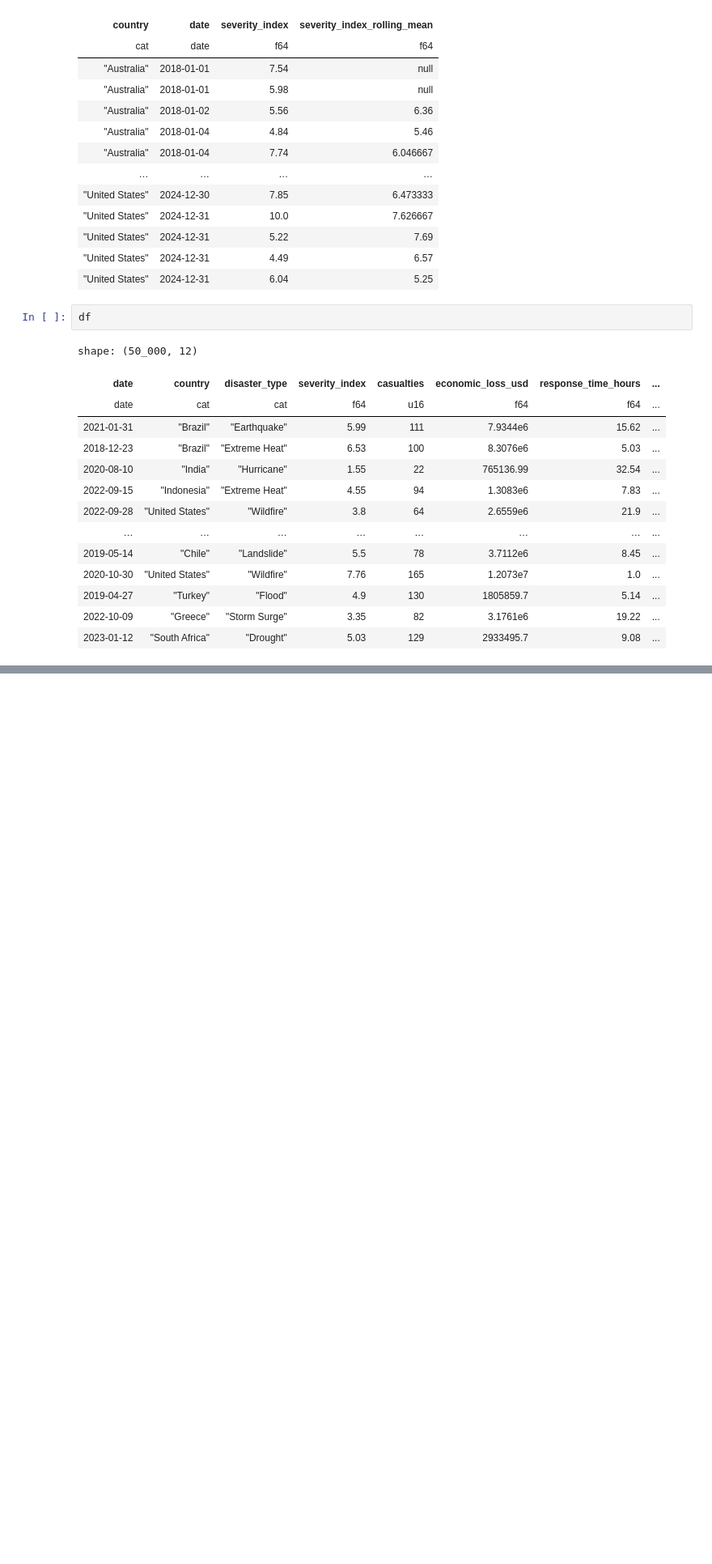
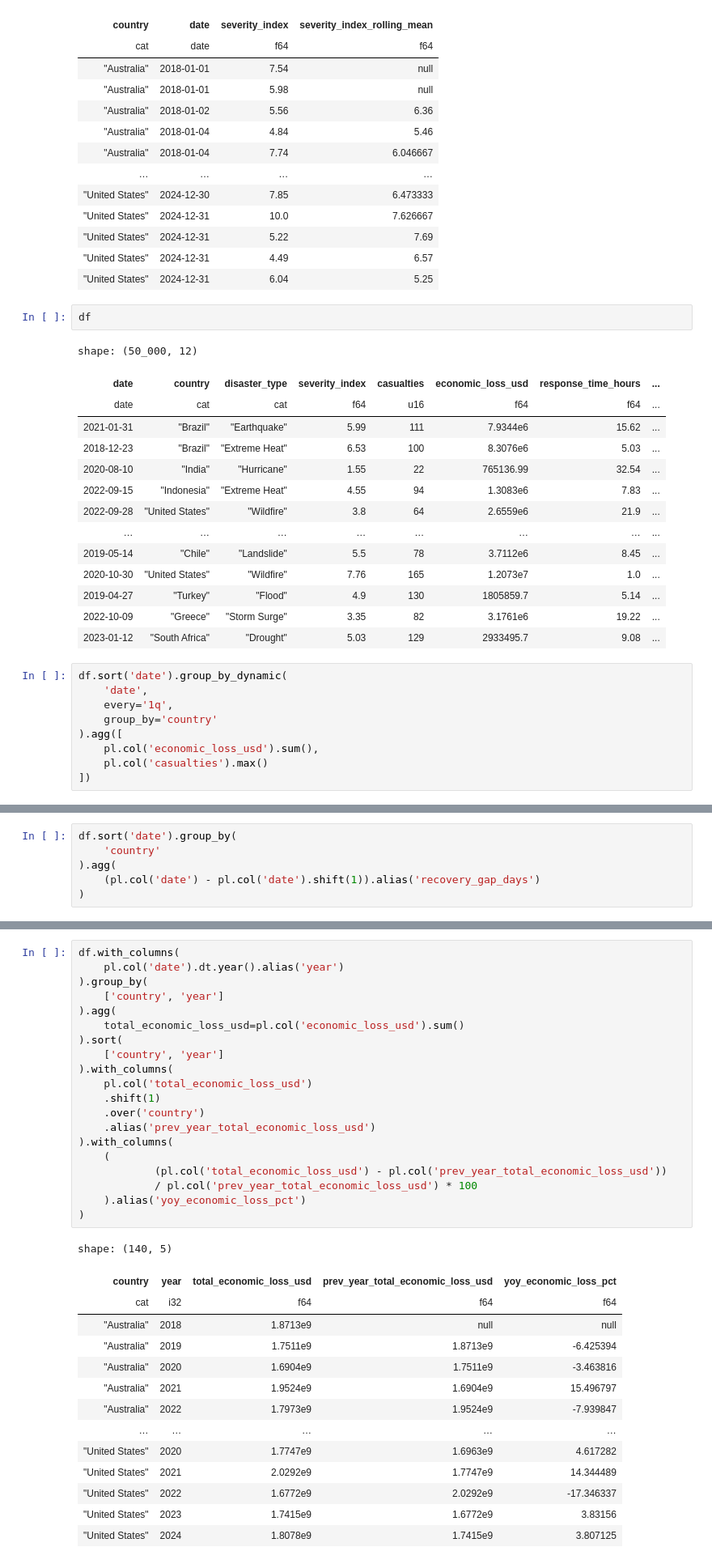
Before and after one commit to ZygimantasB/polars_library, a Jupyter notebook: kaggle/global_disaster_response_2018_2024.ipynb, the cells around one changed output, grey strips where cells are left out. Shown at 81% size. Saved outputs shown, nothing was run; the diff lists cells and outputs as text; blank space fills up the shorter version.

Commit message:
Add advanced aggregation pipelines for disaster dataset analysis, including quarterly grouping, recovery gap calculation, and year-over-year economic loss percentage growth.

```diff
--- a/kaggle/global_disaster_response_2018_2024.ipynb
+++ b/kaggle/global_disaster_response_2018_2024.ipynb
@@ -115,3 +115,12 @@ shape: (50_000, 12)
 | 2019-04-27 | "Turkey" | "Flood" | 4.9 | 130 | 1805859.7 | 5.14 | ... |
 | 2022-10-09 | "Greece" | "Storm Surge" | 3.35 | 82 | 3.1761e6 | 19.22 | ... |
 | 2023-01-12 | "South Africa" | "Drought" | 5.03 | 129 | 2933495.7 | 9.08 | ... |
+# %%
+df.sort('date').group_by_dynamic(
+    'date',
+    every='1q',
+    group_by='country'
+).agg([
+    pl.col('economic_loss_usd').sum(),
+    pl.col('casualties').max()
+])
@@ -117,0 +142,6 @@ shape: (50_000, 12)
+# %%
+df.sort('date').group_by(
+    'country'
+).agg(
+    (pl.col('date') - pl.col('date').shift(1)).alias('recovery_gap_days')
+)
@@ -117,0 +163,35 @@ shape: (50_000, 12)
+# %%
+df.with_columns(
+    pl.col('date').dt.year().alias('year')
+).group_by(
+    ['country', 'year']
+).agg(
+    total_economic_loss_usd=pl.col('economic_loss_usd').sum()
+).sort(
+    ['country', 'year']
+).with_columns(
+    pl.col('total_economic_loss_usd')
+    .shift(1)
+    .over('country')
+    .alias('prev_year_total_economic_loss_usd')
+).with_columns(
+    (
+            (pl.col('total_economic_loss_usd') - pl.col('prev_year_total_economic_loss_usd'))
+            / pl.col('prev_year_total_economic_loss_usd') * 100
+    ).alias('yoy_economic_loss_pct')
+)
+# %% [output]
+shape: (140, 5)
+| country | year | total_economic_loss_usd | prev_year_total_economic_loss_usd | yoy_economic_loss_pct |
+| cat | i32 | f64 | f64 | f64 |
+| "Australia" | 2018 | 1.8713e9 | null | null |
+| "Australia" | 2019 | 1.7511e9 | 1.8713e9 | -6.425394 |
+| "Australia" | 2020 | 1.6904e9 | 1.7511e9 | -3.463816 |
+| "Australia" | 2021 | 1.9524e9 | 1.6904e9 | 15.496797 |
+| "Australia" | 2022 | 1.7973e9 | 1.9524e9 | -7.939847 |
+| … | … | … | … | … |
+| "United States" | 2020 | 1.7747e9 | 1.6963e9 | 4.617282 |
+| "United States" | 2021 | 2.0292e9 | 1.7747e9 | 14.344489 |
+| "United States" | 2022 | 1.6772e9 | 2.0292e9 | -17.346337 |
+| "United States" | 2023 | 1.7415e9 | 1.6772e9 | 3.83156 |
+| "United States" | 2024 | 1.8078e9 | 1.7415e9 | 3.807125 |
```
Also changed, not shown: parts of 6 cells of this notebook.
